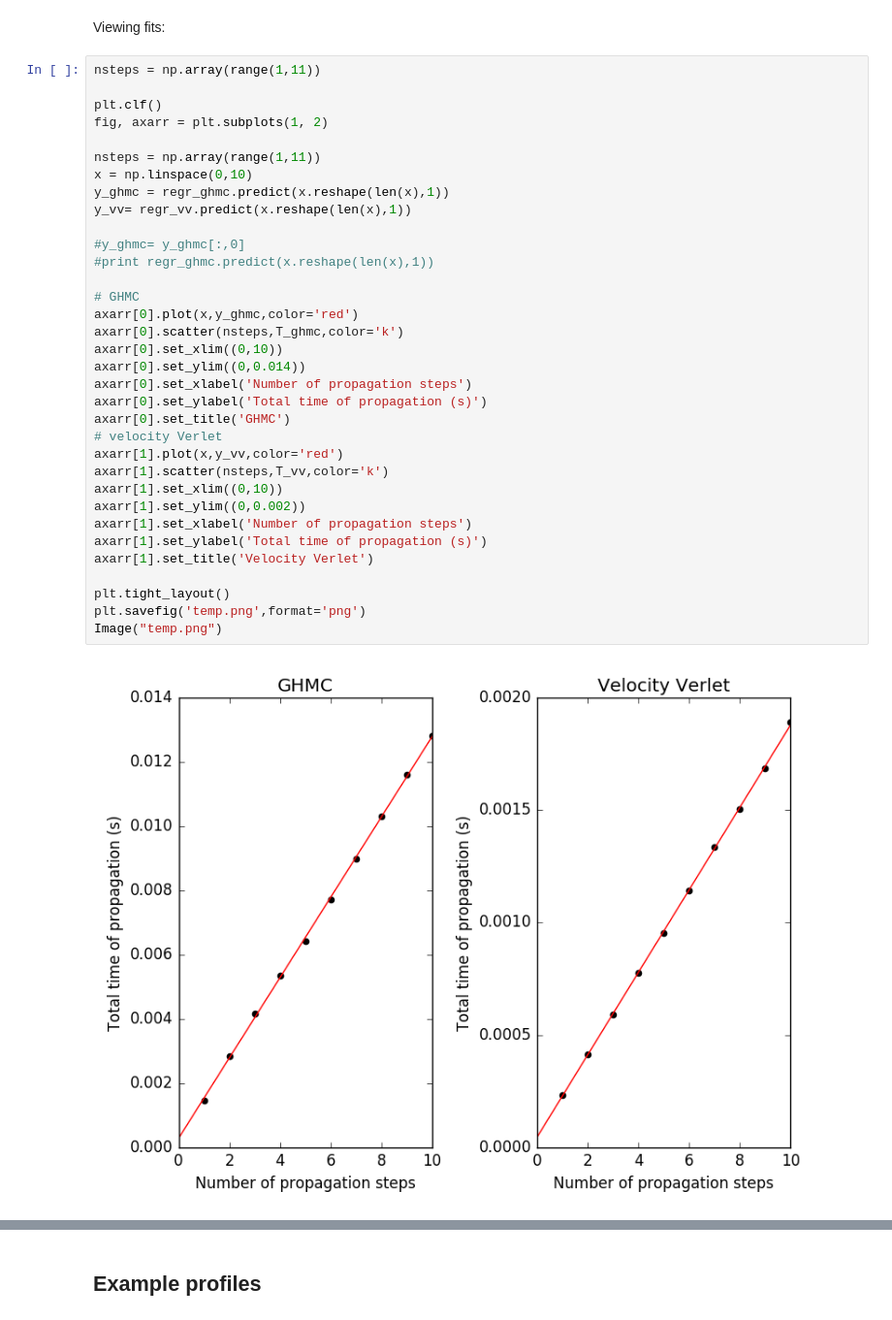
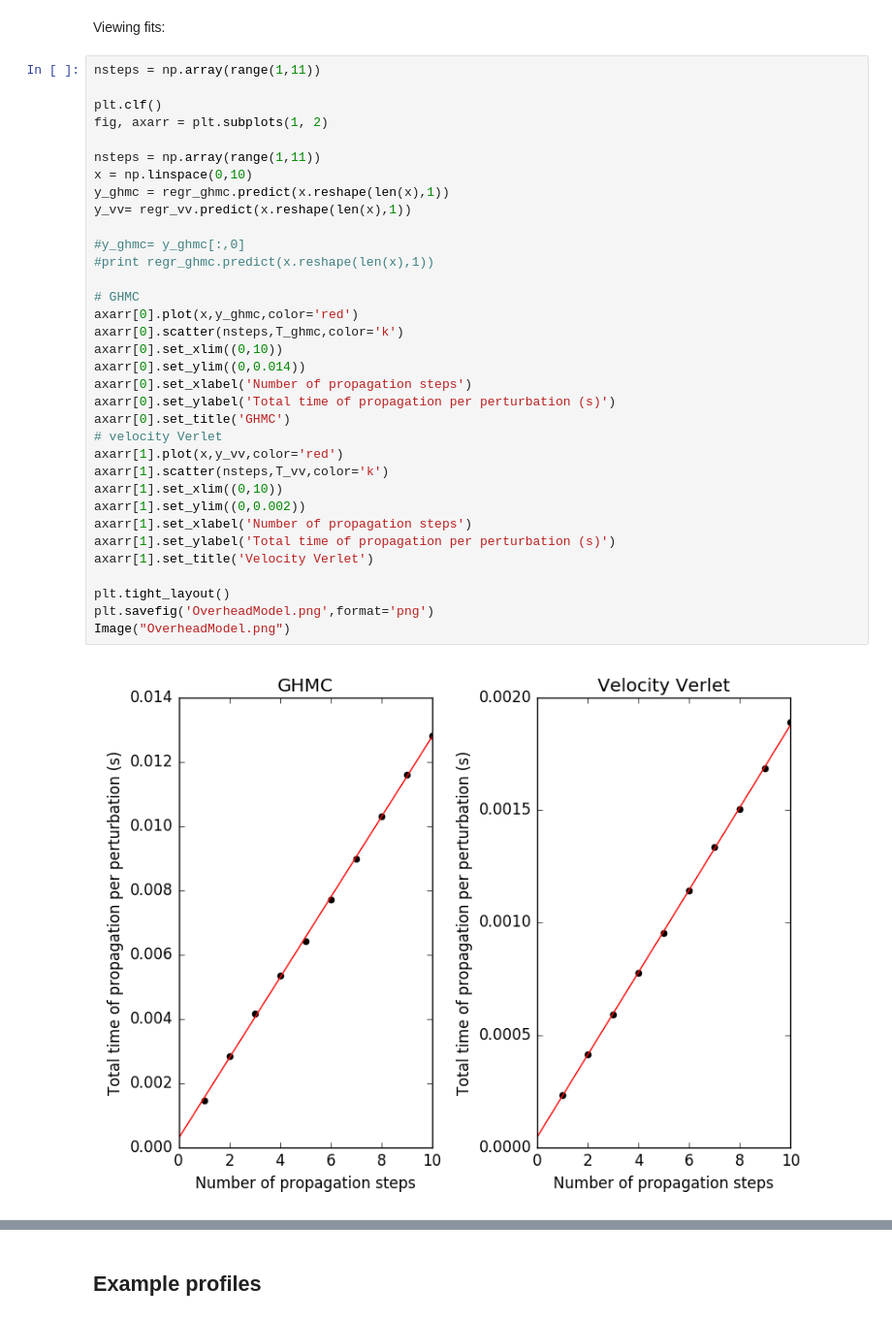
Before and after one commit to choderalab/saltswap, a Jupyter notebook: Performance/OverheadTiming/ProfileAnalysis.ipynb, the cells around one changed output, grey strips where cells are left out. Shown: that part at 97% size. Cells and saved outputs as stored; diff of their text form.

```diff
--- a/Performance/OverheadTiming/ProfileAnalysis.ipynb
+++ b/Performance/OverheadTiming/ProfileAnalysis.ipynb
@@ -219,35 +215,35 @@ Viewing fits:
 nsteps = np.array(range(1,11))
 
 plt.clf()
 fig, axarr = plt.subplots(1, 2)
 
 nsteps = np.array(range(1,11))
 x = np.linspace(0,10)
 y_ghmc = regr_ghmc.predict(x.reshape(len(x),1))
 y_vv= regr_vv.predict(x.reshape(len(x),1))
 
 #y_ghmc= y_ghmc[:,0]
 #print regr_ghmc.predict(x.reshape(len(x),1))
 
 # GHMC
 axarr[0].plot(x,y_ghmc,color='red')
 axarr[0].scatter(nsteps,T_ghmc,color='k')
 axarr[0].set_xlim((0,10))
 axarr[0].set_ylim((0,0.014))
 axarr[0].set_xlabel('Number of propagation steps')
-axarr[0].set_ylabel('Total time of propagation (s)')
+axarr[0].set_ylabel('Total time of propagation per perturbation (s)')
 axarr[0].set_title('GHMC')
 # velocity Verlet
 axarr[1].plot(x,y_vv,color='red')
 axarr[1].scatter(nsteps,T_vv,color='k')
 axarr[1].set_xlim((0,10))
 axarr[1].set_ylim((0,0.002))
 axarr[1].set_xlabel('Number of propagation steps')
-axarr[1].set_ylabel('Total time of propagation (s)')
+axarr[1].set_ylabel('Total time of propagation per perturbation (s)')
 axarr[1].set_title('Velocity Verlet')
 
 plt.tight_layout()
-plt.savefig('temp.png',format='png')
-Image("temp.png")
+plt.savefig('OverheadModel.png',format='png')
+Image("OverheadModel.png")
 # %% [output]
-[figure, old version]
+[figure, new version]
```
Also changed, not shown: parts of 6 cells of this notebook.
